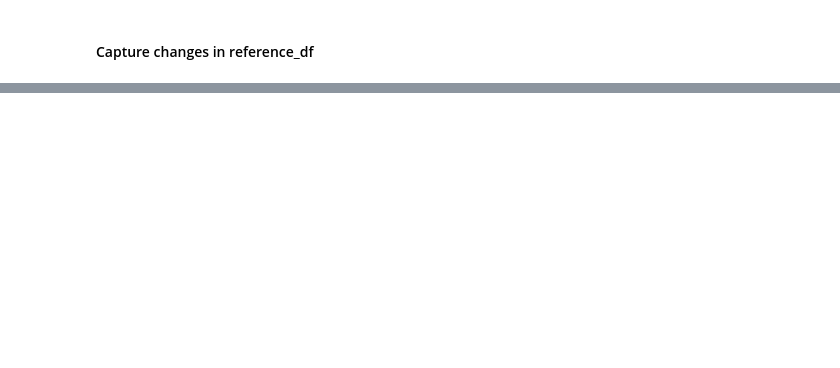
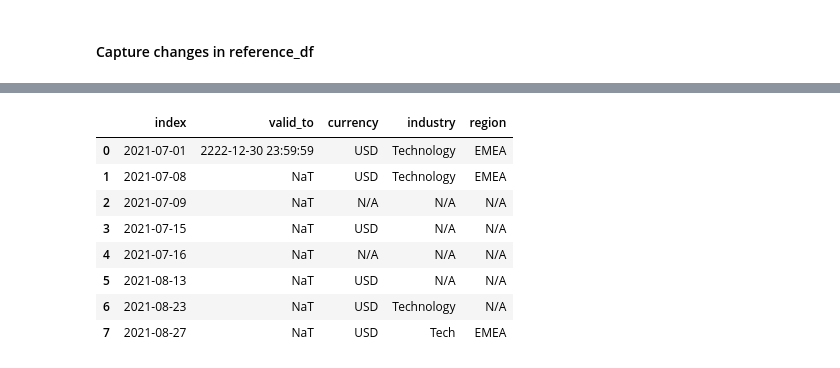
Before and after one commit to andr3wpex/ReferenceDataChange, a Jupyter notebook: ReferenceDataChange.ipynb, the cells around one changed output, grey strips where cells are left out. Drawn from its saved outputs; the diff is of its cells as text; code cells hidden in the pictures; blank space fills up the shorter version.

```diff
--- a/ReferenceDataChange.ipynb
+++ b/ReferenceDataChange.ipynb
@@ -82 +170,20 @@ reference_df_start
+# %%
+# adding changes
+changes_pivot_df = changes_df.reset_index()
+changes_pivot_df = changes_pivot_df.pivot(index='day', columns='variable', values='value')
+changes_pivot_df.fillna(method='ffill', inplace=True)
+
+df = pd.concat([reference_df_start, changes_pivot_df])
+df.reset_index(inplace=True)
+display(df)
+# %% [output]
+|  | index | valid_to | currency | industry | region |
+| 0 | 2021-07-01 | 2222-12-30 23:59:59 | USD | Technology | EMEA |
+| 1 | 2021-07-08 | NaT | USD | Technology | EMEA |
+| 2 | 2021-07-09 | NaT | N/A | N/A | N/A |
+| 3 | 2021-07-15 | NaT | USD | N/A | N/A |
+| 4 | 2021-07-16 | NaT | N/A | N/A | N/A |
+| 5 | 2021-08-13 | NaT | USD | N/A | N/A |
+| 6 | 2021-08-23 | NaT | USD | Technology | N/A |
+| 7 | 2021-08-27 | NaT | USD | Tech | EMEA |
 # %%
```
Also changed, not shown: parts of 12 cells of this notebook.
